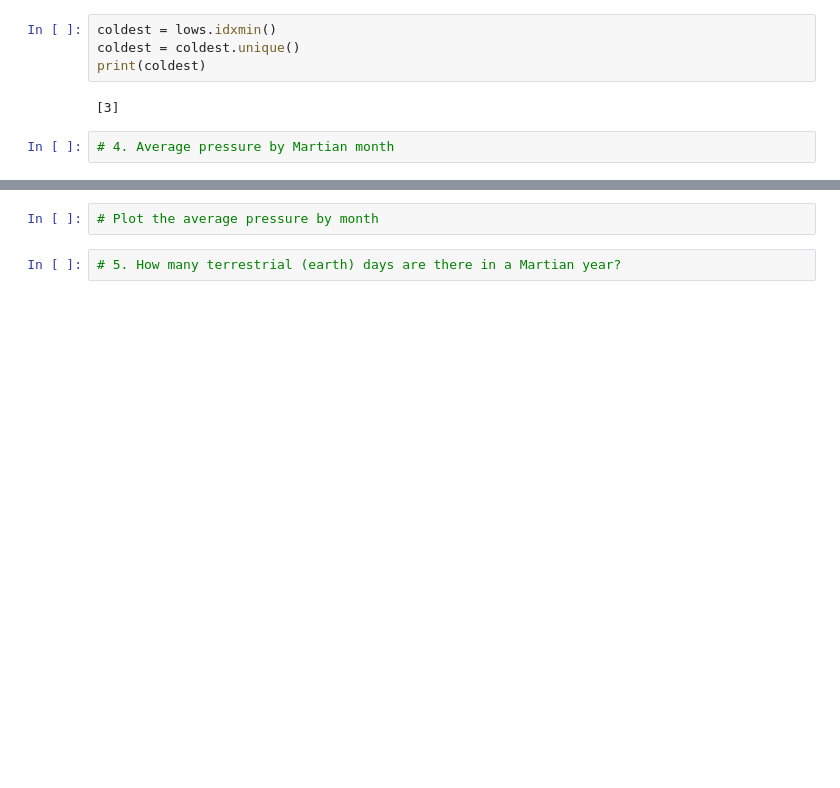
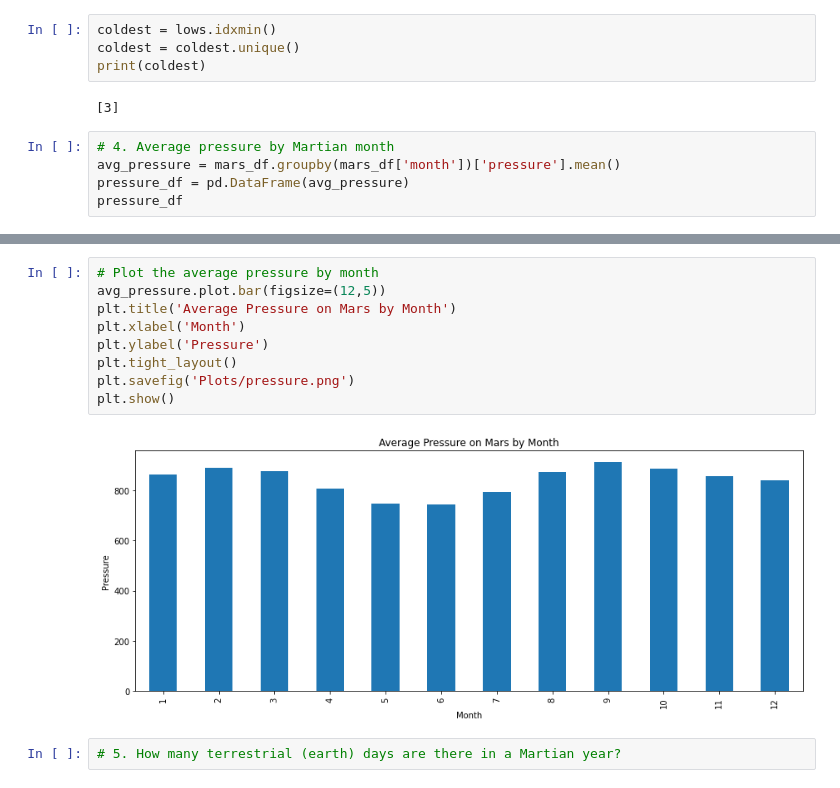
Before and after one commit to bernbr/scraping, a Jupyter notebook: part_2_mars_weather.ipynb, the cells around one changed output, grey strips where cells are left out. Drawn from its saved outputs; the diff is of its cells as text; blank space fills up the shorter version.

Commit message:
second plot

```diff
--- a/part_2_mars_weather.ipynb
+++ b/part_2_mars_weather.ipynb
@@ -224,3 +224,6 @@ print(coldest)
 [3]
 # %%
 # 4. Average pressure by Martian month
+avg_pressure = mars_df.groupby(mars_df['month'])['pressure'].mean()
+pressure_df = pd.DataFrame(avg_pressure)
+pressure_df
@@ -227,5 +245,14 @@ print(coldest)
-# %%
-# Plot the average pressure by month
+# %%
+# Plot the average pressure by month
+avg_pressure.plot.bar(figsize=(12,5))
+plt.title('Average Pressure on Mars by Month')
+plt.xlabel('Month')
+plt.ylabel('Pressure')
+plt.tight_layout()
+plt.savefig('Plots/pressure.png')
+plt.show()
+# %% [output]
+[figure, added]
 # %%
 # 5. How many terrestrial (earth) days are there in a Martian year?
 # %% [markdown]
```
Also changed, not shown: parts of 1 cell of this notebook.
